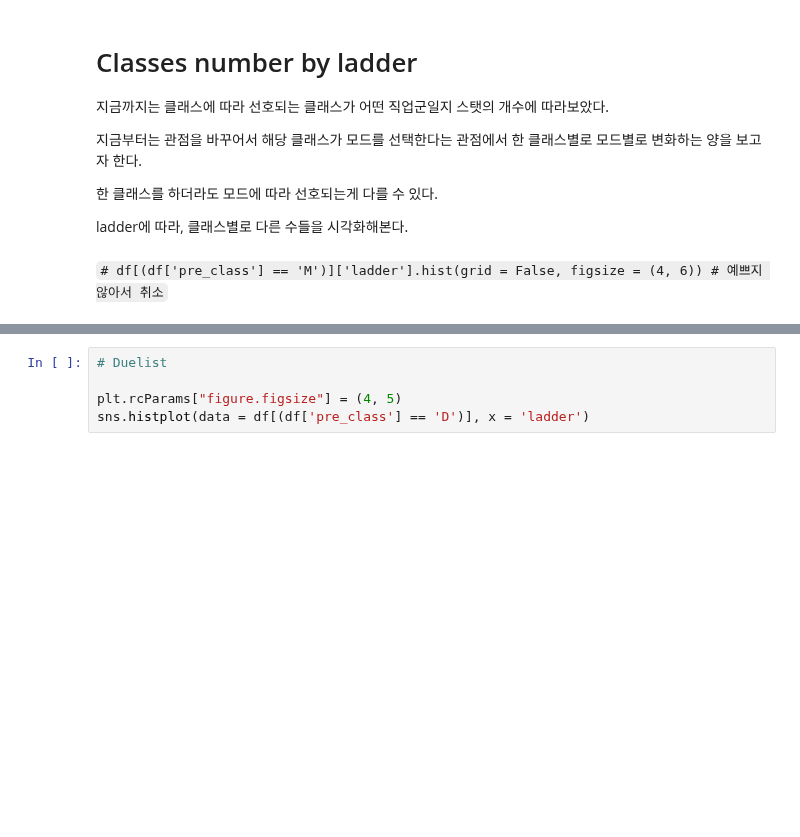
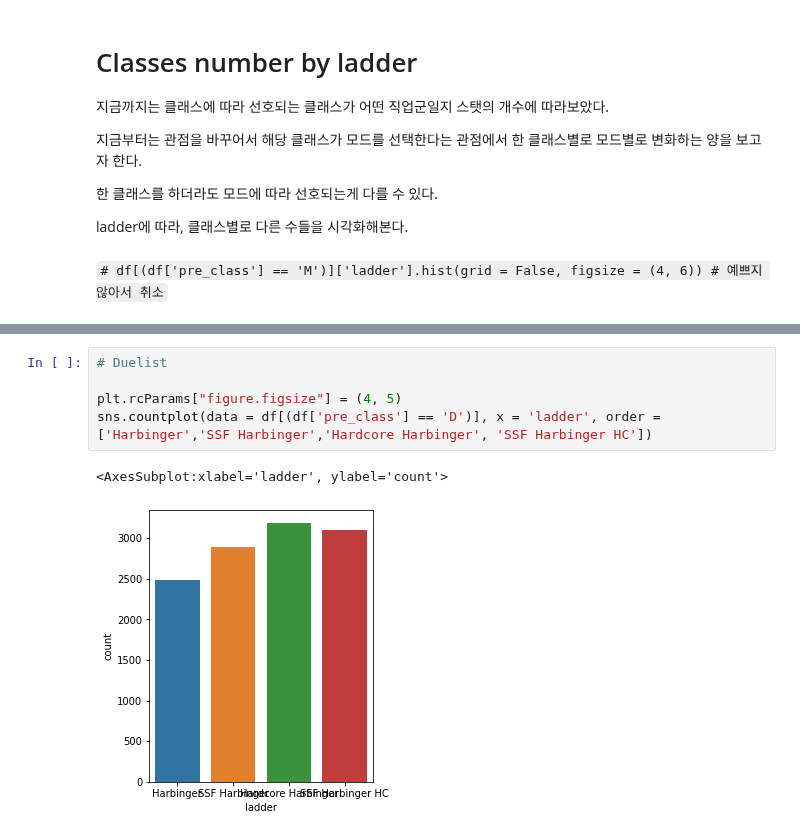
Before and after one commit to Angela-Park-JE/TIL_ver1, a Jupyter notebook: ToyPJT-POE_user/poe_stats_4_EDA_byclass.ipynb, the cells around one changed output, grey strips where cells are left out. Saved outputs shown, nothing was run; the diff lists cells and outputs as text; blank space fills up the shorter version.

```diff
--- a/ToyPJT-POE_user/poe_stats_4_EDA_byclass.ipynb
+++ b/ToyPJT-POE_user/poe_stats_4_EDA_byclass.ipynb
@@ -1225,8 +1225,11 @@ sns.histplot(data = df[(df['pre_class'] == 'M')], x = 'ladder')
 # %%
 # Duelist
 
 plt.rcParams["figure.figsize"] = (4, 5)
-sns.histplot(data = df[(df['pre_class'] == 'D')], x = 'ladder')
+sns.countplot(data = df[(df['pre_class'] == 'D')], x = 'ladder', order = ['Harbinger','SSF Harbinger','Hardcore Harbinger', 'SSF Harbinger HC'])
+# %% [output]
+<AxesSubplot:xlabel='ladder', ylabel='count'>
+[figure, added]
 # %%
 # Templar
 
```
Also changed, not shown: parts of 7 cells of this notebook.
